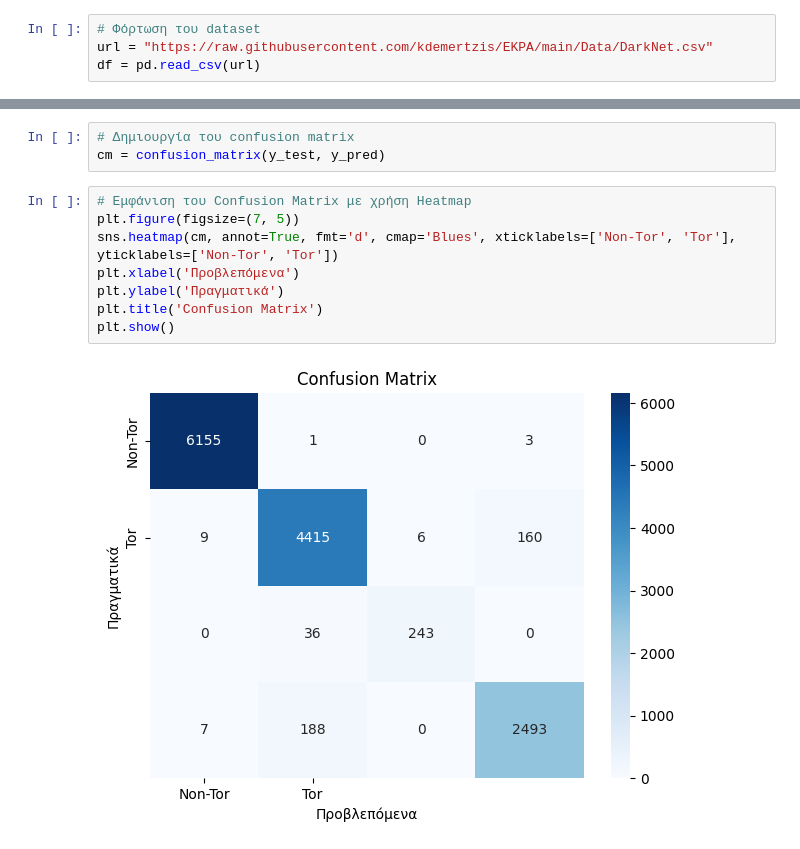
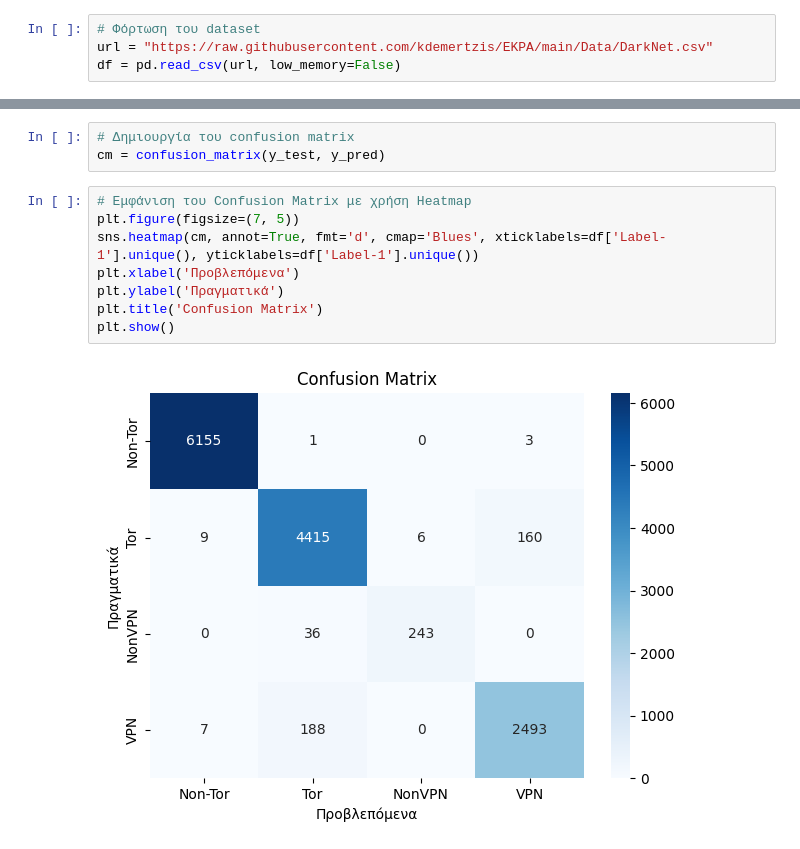
Before and after one commit to ChrisStavropoulos/AI-in-Cybersecurity, a Jupyter notebook: DarkNet.ipynb, the cells around one changed output, grey strips where cells are left out. Cells and saved outputs as stored; diff of their text form.

```diff
--- a/DarkNet.ipynb
+++ b/DarkNet.ipynb
@@ -10,7 +10,7 @@ import matplotlib.pyplot as plt
 # %%
 # Φόρτωση του dataset
 url = "https://raw.githubusercontent.com/kdemertzis/EKPA/main/Data/DarkNet.csv"
-df = pd.read_csv(url)
+df = pd.read_csv(url, low_memory=False)
 # %%
 # Έλεγχος των πρώτων γραμμών του dataset
 print("Πρώτες γραμμές του dataset:")
@@ -138,10 +141,10 @@ cm = confusion_matrix(y_test, y_pred)
 # %%
 # Εμφάνιση του Confusion Matrix με χρήση Heatmap
 plt.figure(figsize=(7, 5))
-sns.heatmap(cm, annot=True, fmt='d', cmap='Blues', xticklabels=['Non-Tor', 'Tor'], yticklabels=['Non-Tor', 'Tor'])
+sns.heatmap(cm, annot=True, fmt='d', cmap='Blues', xticklabels=df['Label-1'].unique(), yticklabels=df['Label-1'].unique())
 plt.xlabel('Προβλεπόμενα')
 plt.ylabel('Πραγματικά')
 plt.title('Confusion Matrix')
 plt.show()
 # %% [output]
-[figure, old version]
+[figure, new version]
```
Also changed, not shown: parts of 1 cell of this notebook.
